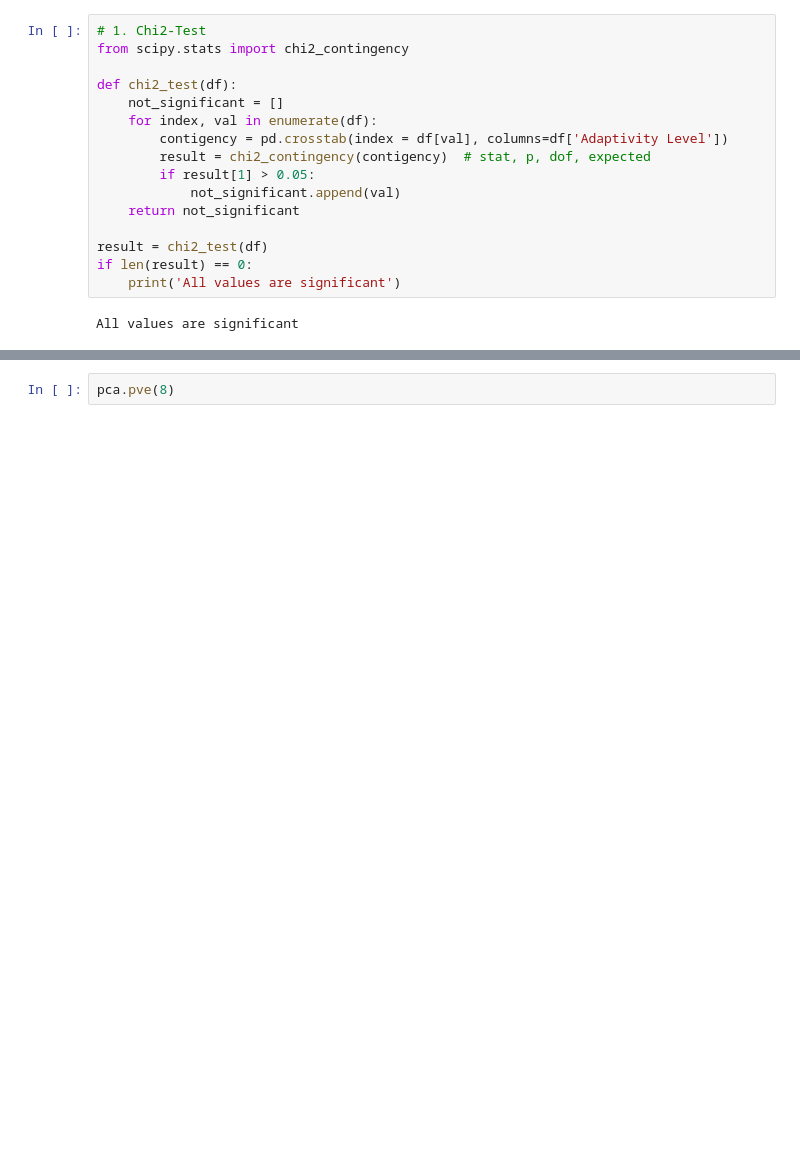
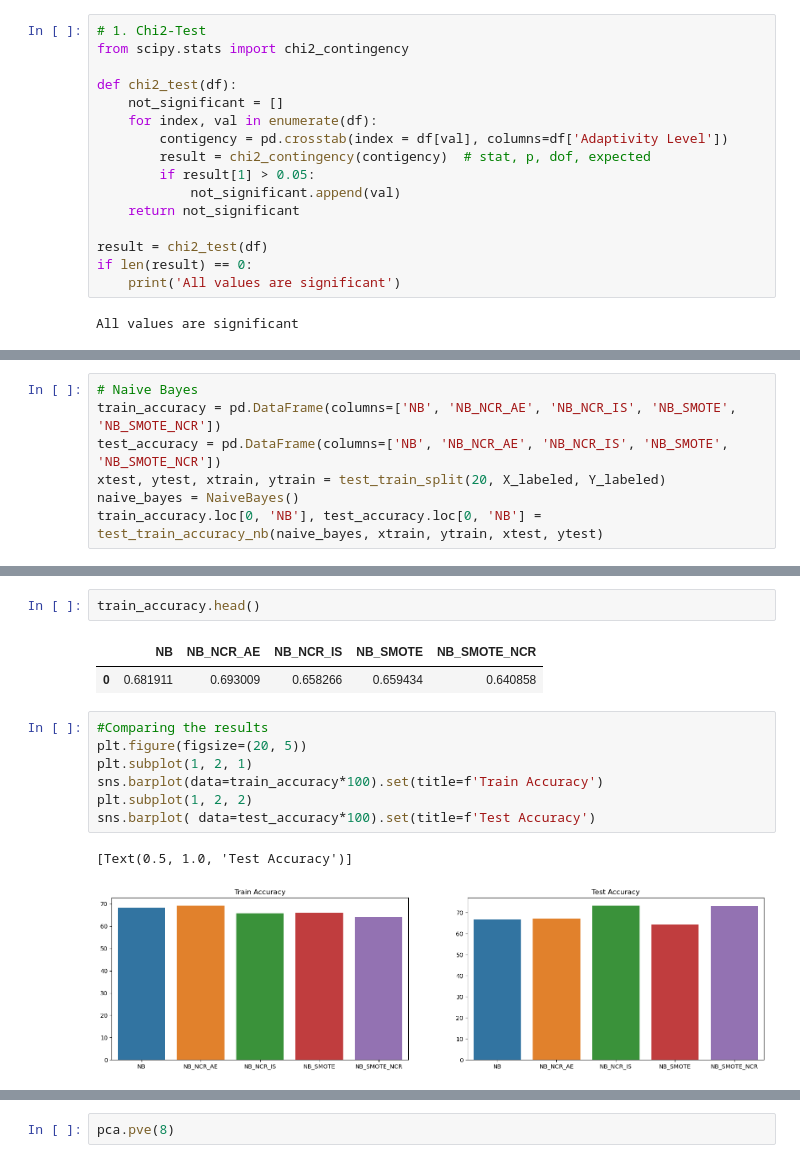
Before and after one commit to besteguney/EEE485, a Jupyter notebook: main3.py.ipynb, the cells around one changed output, grey strips where cells are left out. Drawn from its saved outputs; the diff is of its cells as text; blank space fills up the shorter version.

```diff
--- a/main3.py.ipynb
+++ b/main3.py.ipynb
@@ -303,0 +323,7 @@ array([[-1.26140778],
+# %%
+# Naive Bayes
+train_accuracy = pd.DataFrame(columns=['NB', 'NB_NCR_AE', 'NB_NCR_IS', 'NB_SMOTE', 'NB_SMOTE_NCR'])
+test_accuracy = pd.DataFrame(columns=['NB', 'NB_NCR_AE', 'NB_NCR_IS', 'NB_SMOTE', 'NB_SMOTE_NCR'])
+xtest, ytest, xtrain, ytrain = test_train_split(20, X_labeled, Y_labeled)
+naive_bayes = NaiveBayes()
+train_accuracy.loc[0, 'NB'], test_accuracy.loc[0, 'NB'] = test_train_accuracy_nb(naive_bayes, xtrain, ytrain, xtest, ytest)
@@ -303,0 +403,15 @@ array([[-1.26140778],
+# %%
+train_accuracy.head()
+# %% [output]
+|  | NB | NB_NCR_AE | NB_NCR_IS | NB_SMOTE | NB_SMOTE_NCR |
+| 0 | 0.681911 | 0.693009 | 0.658266 | 0.659434 | 0.640858 |
+# %%
+#Comparing the results
+plt.figure(figsize=(20, 5))
+plt.subplot(1, 2, 1)
+sns.barplot(data=train_accuracy*100).set(title=f'Train Accuracy')
+plt.subplot(1, 2, 2)
+sns.barplot( data=test_accuracy*100).set(title=f'Test Accuracy')
+# %% [output]
+[Text(0.5, 1.0, 'Test Accuracy')]
+[figure, added]
```
Also changed, not shown: parts of 47 cells of this notebook, 4 other files.
